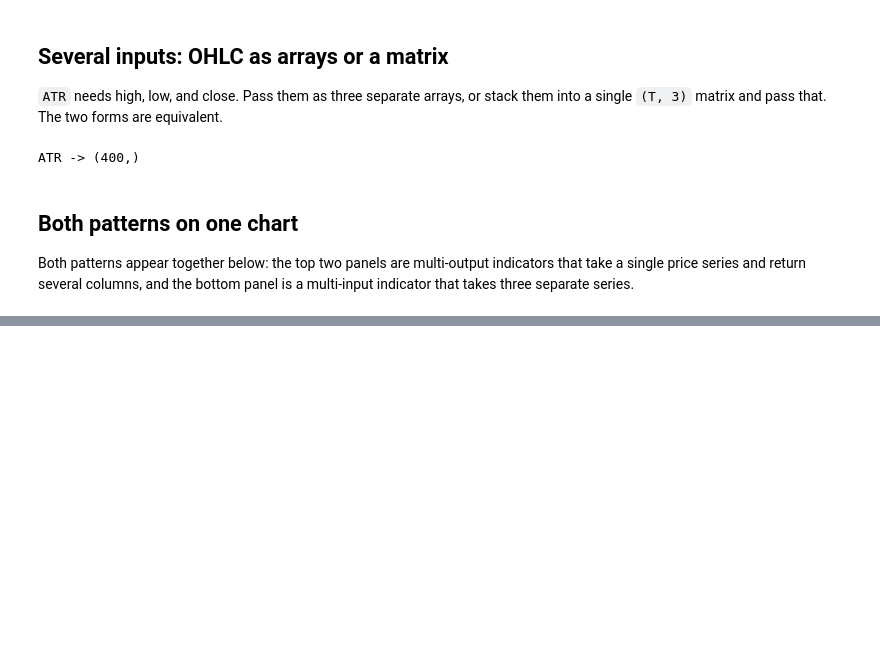
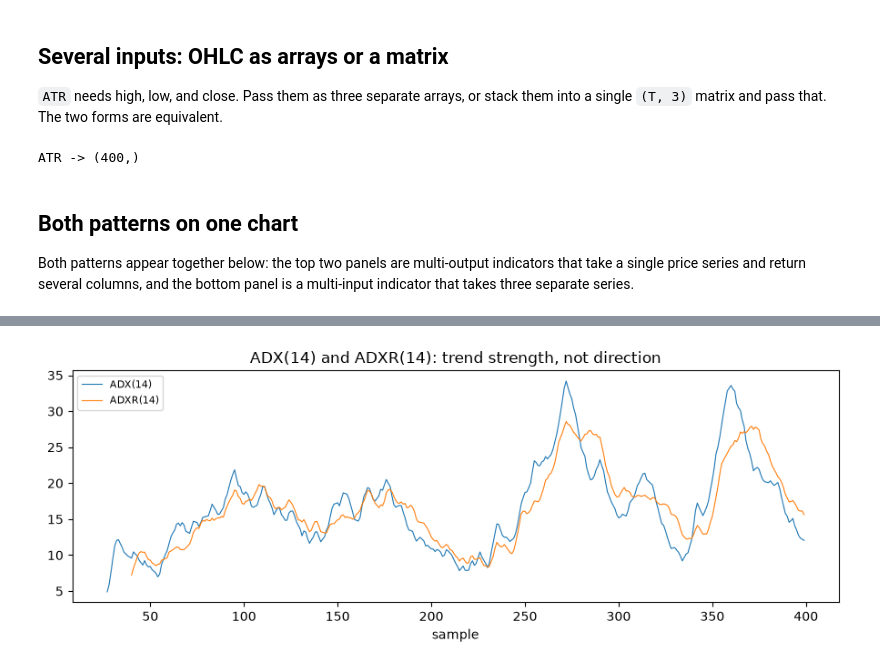
Before and after one commit to screamer-labs/screamer, a Jupyter notebook: docs/notebooks/03-financial-indicators.ipynb, the cells around one changed output, grey strips where cells are left out. Saved outputs shown, nothing was run; the diff lists cells and outputs as text; code cells hidden in the pictures; blank space fills up the shorter version.

```diff
--- a/docs/notebooks/03-financial-indicators.ipynb
+++ b/docs/notebooks/03-financial-indicators.ipynb
@@ -76,0 +124,14 @@ plt.tight_layout()
+# %%
+plus_di_adx, minus_di_adx, adx = ADX(14)(high, low, close).T
+adxr = ADXR(14)(high, low, close)
+
+fig, ax = plt.subplots(figsize=(9, 3.5))
+ax.plot(adx, lw=0.8, label="ADX(14)")
+ax.plot(adxr, lw=0.8, label="ADXR(14)")
+ax.set_title("ADX(14) and ADXR(14): trend strength, not direction")
+ax.set_xlabel("sample")
+ax.legend(loc="upper left", fontsize=8)
+
+plt.tight_layout()
+# %% [output]
+[figure, added]
```
Also changed, not shown: parts of 5 cells of this notebook.
